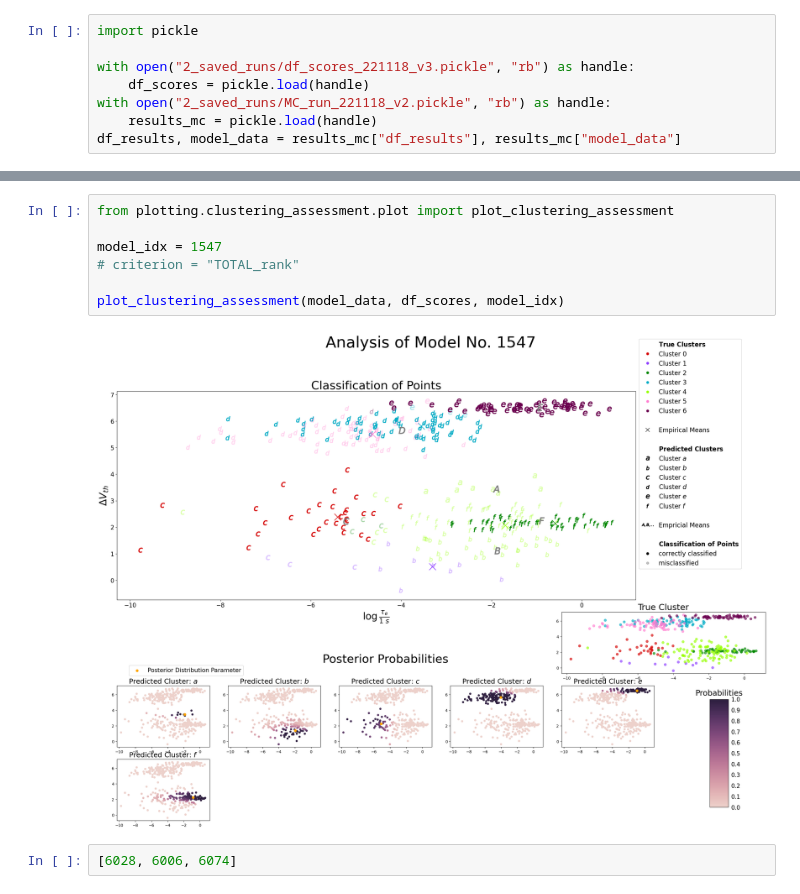
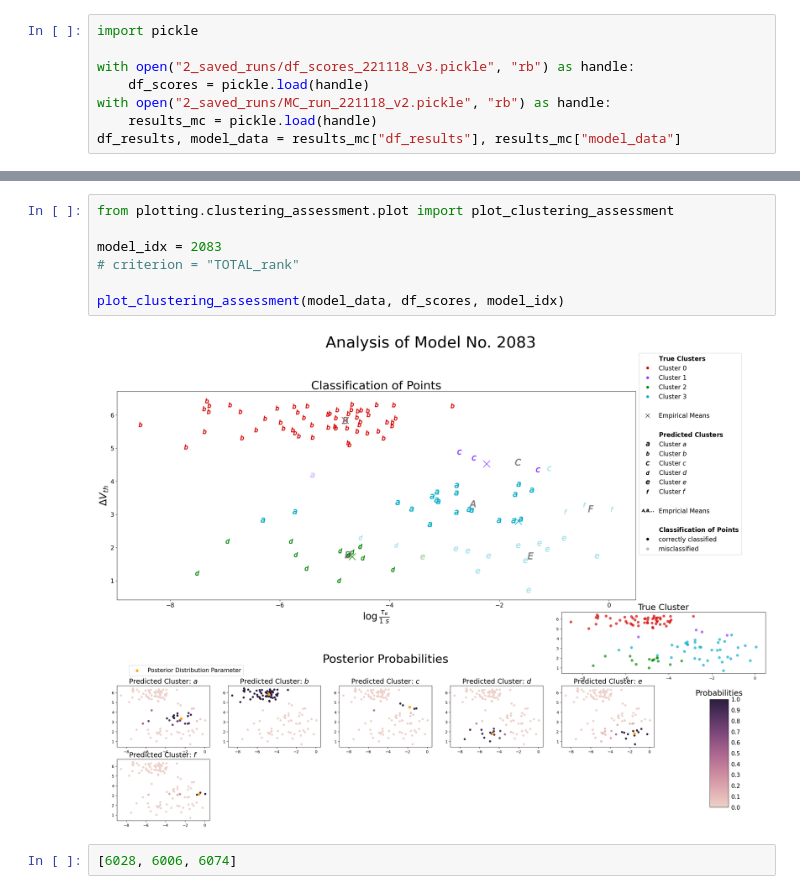
Before and after one commit to Habiger/Cluster_TDDS, a Jupyter notebook: Implement_mimicry_selection.ipynb, the cells around one changed output, grey strips where cells are left out. Drawn from its saved outputs; the diff is of its cells as text.

```diff
--- a/Implement_mimicry_selection.ipynb
+++ b/Implement_mimicry_selection.ipynb
@@ -146,12 +152,12 @@ mmm.plot_gofs_PCA_components(pca_n_components=2)
 # %%
 from plotting.clustering_assessment.plot import plot_clustering_assessment
 
-model_idx = 1547
+model_idx = 2083
 # criterion = "TOTAL_rank"
 
 plot_clustering_assessment(model_data, df_scores, model_idx)
 # %% [output]
-[figure, old version]
+[figure, new version]
 # %%
 [6028, 6006, 6074]
 # %% [output]
```
Also changed, not shown: parts of 8 cells of this notebook, 5 other files.
